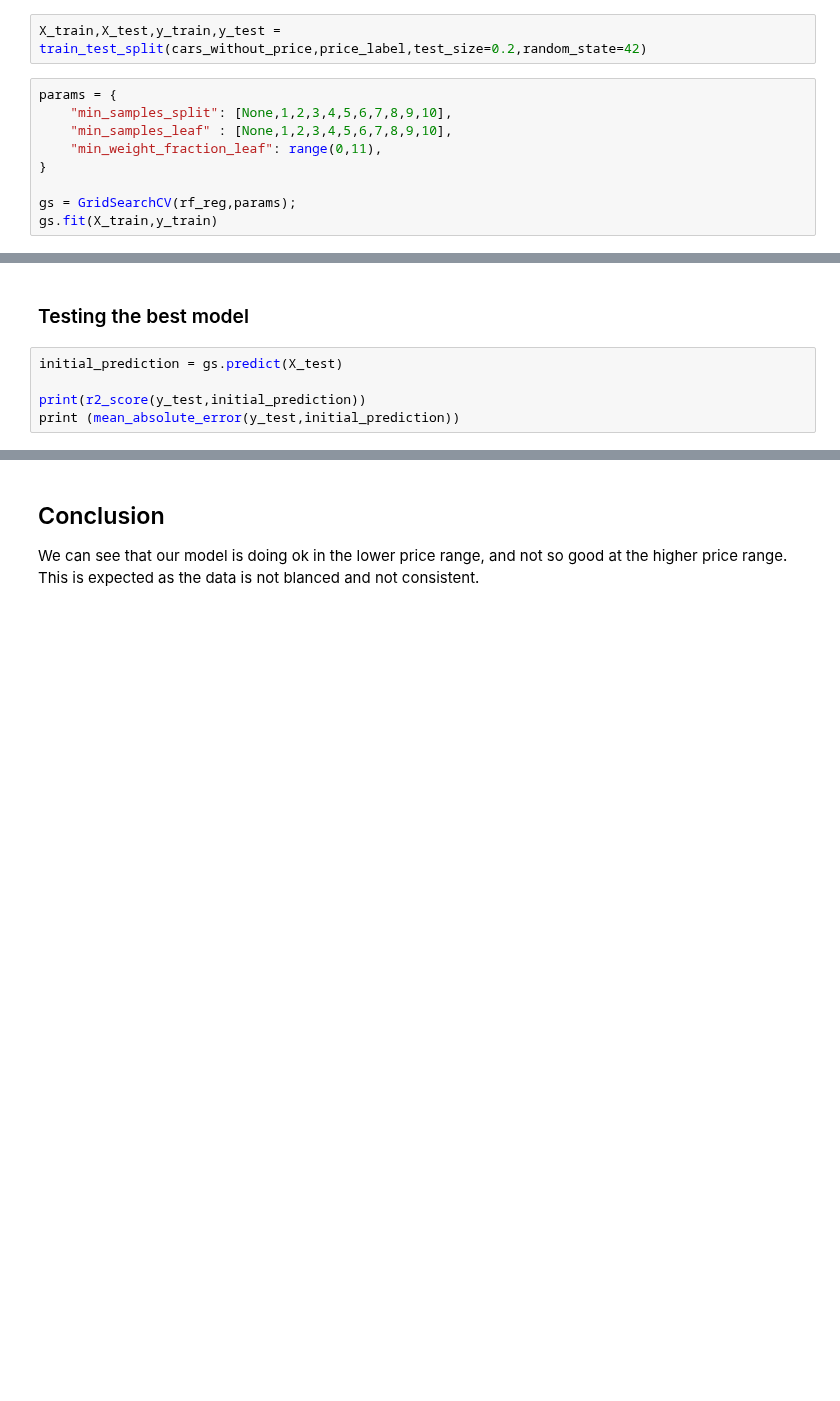
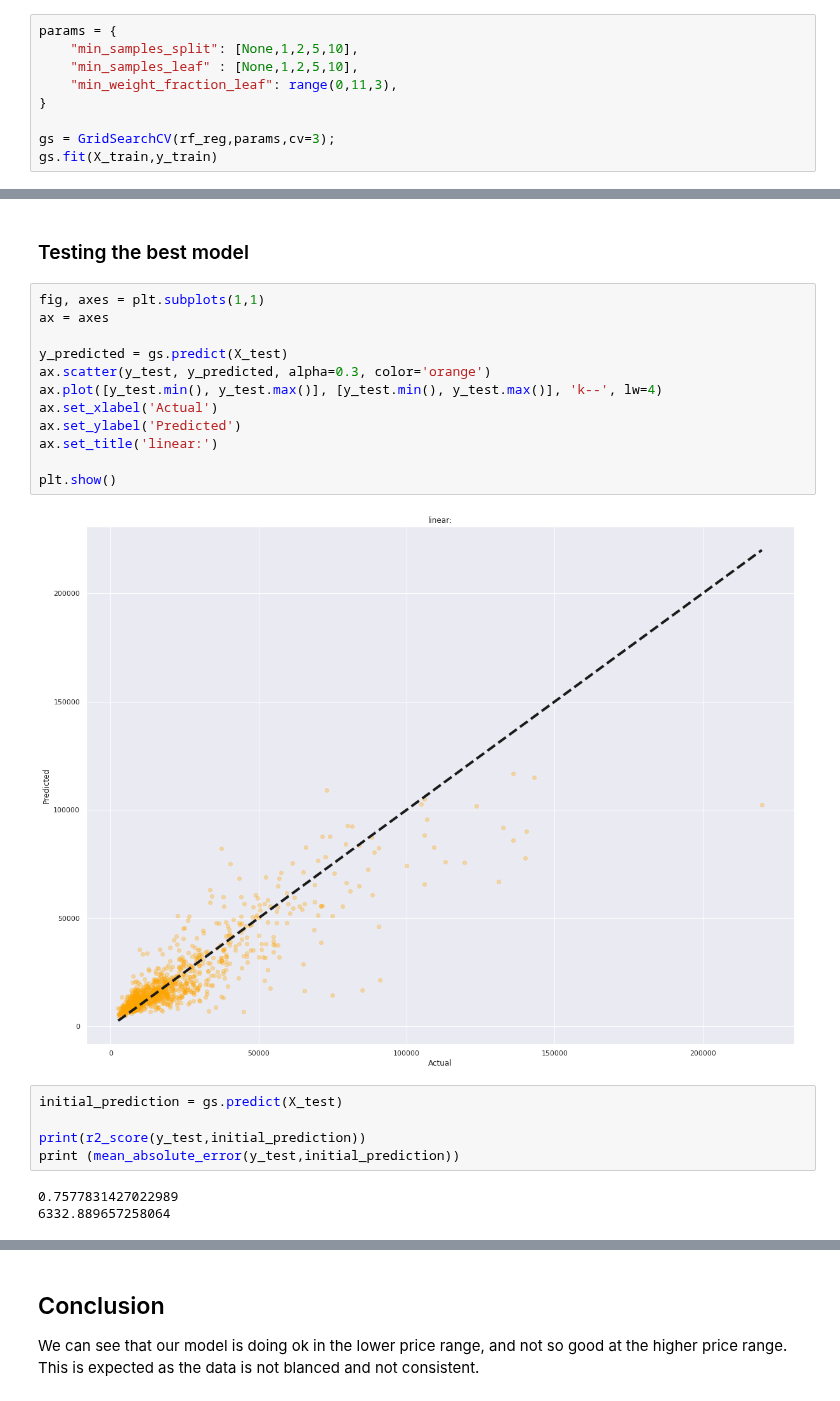
Before and after one commit to Daniel-Ros/DataScienceIFinalWork, a Jupyter notebook: regression.ipynb, the cells around one changed output, grey strips where cells are left out. Saved outputs shown, nothing was run; the diff lists cells and outputs as text; blank space fills up the shorter version.

```diff
--- a/regression.ipynb
+++ b/regression.ipynb
@@ -840,15 +818,13 @@ print (mean_absolute_error(y_test,initial_prediction))
 ### Improving the best model
 # %% [markdown]
 Becuse we are using t he same random state, it is guaranteed the the split will be the same
-# %%
-X_train,X_test,y_train,y_test = train_test_split(cars_without_price,price_label,test_size=0.2,random_state=42)
 # %%
 params = {
-    "min_samples_split": [None,1,2,3,4,5,6,7,8,9,10],
-    "min_samples_leaf" : [None,1,2,3,4,5,6,7,8,9,10],
-    "min_weight_fraction_leaf": range(0,11),
+    "min_samples_split": [None,1,2,5,10],
+    "min_samples_leaf" : [None,1,2,5,10],
+    "min_weight_fraction_leaf": range(0,11,3),
 }
 
-gs = GridSearchCV(rf_reg,params);
+gs = GridSearchCV(rf_reg,params,cv=3);
 gs.fit(X_train,y_train)
 # %% [output]
@@ -857,7 +843,24 @@ gs.fit(X_train,y_train)
 # %% [markdown]
 ### Testing the best model
+# %%
+fig, axes = plt.subplots(1,1)
+ax = axes
+
+y_predicted = gs.predict(X_test)
+ax.scatter(y_test, y_predicted, alpha=0.3, color='orange')
+ax.plot([y_test.min(), y_test.max()], [y_test.min(), y_test.max()], 'k--', lw=4)
+ax.set_xlabel('Actual')
+ax.set_ylabel('Predicted')
+ax.set_title('linear:')
+
+plt.show()
+# %% [output]
+[figure, added]
 # %%
 initial_prediction = gs.predict(X_test)
 
 print(r2_score(y_test,initial_prediction))
 print (mean_absolute_error(y_test,initial_prediction))
+# %% [output]
+0.7577831427022989
+6332.889657258064
```
Also changed, not shown: parts of 13 cells of this notebook, 2 other files.
